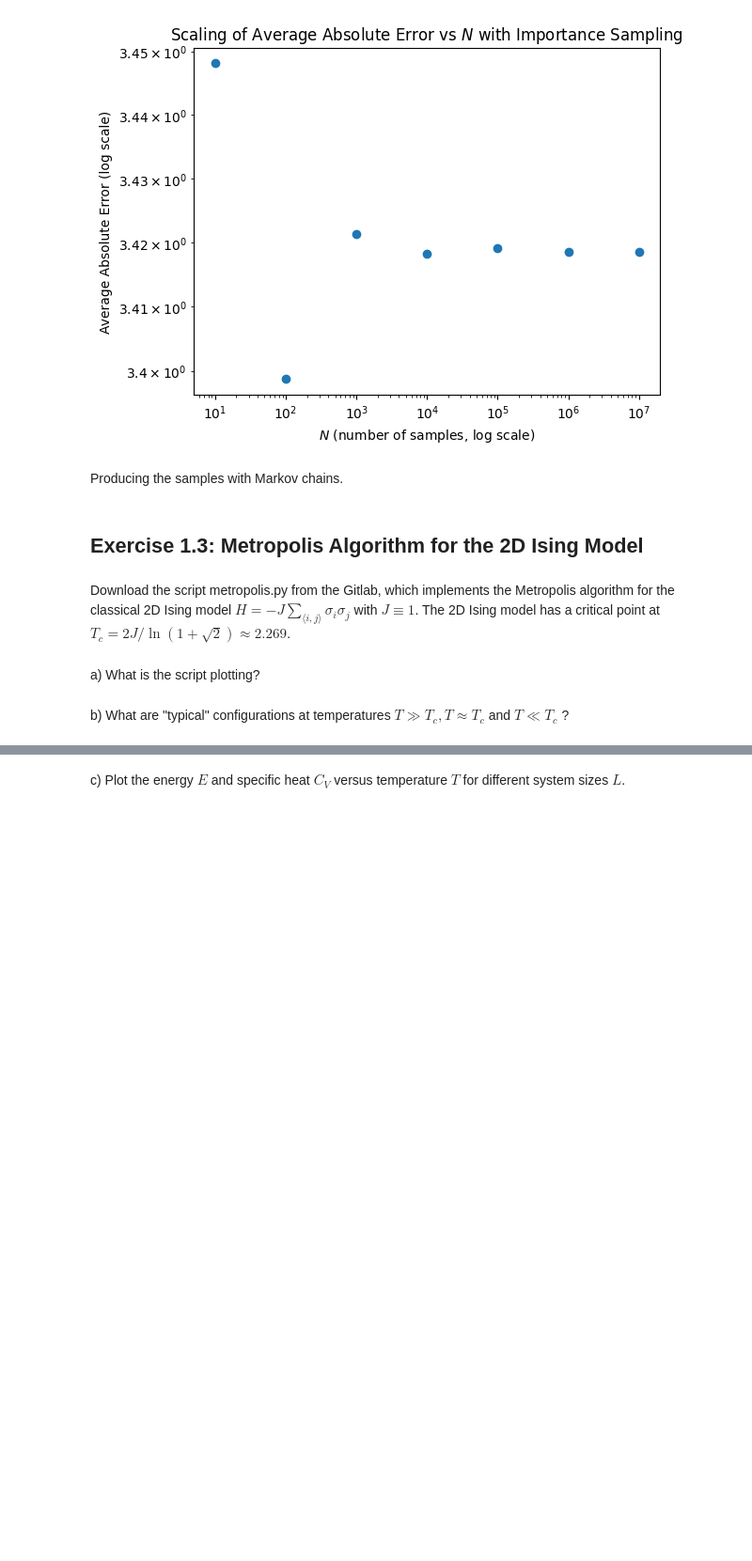
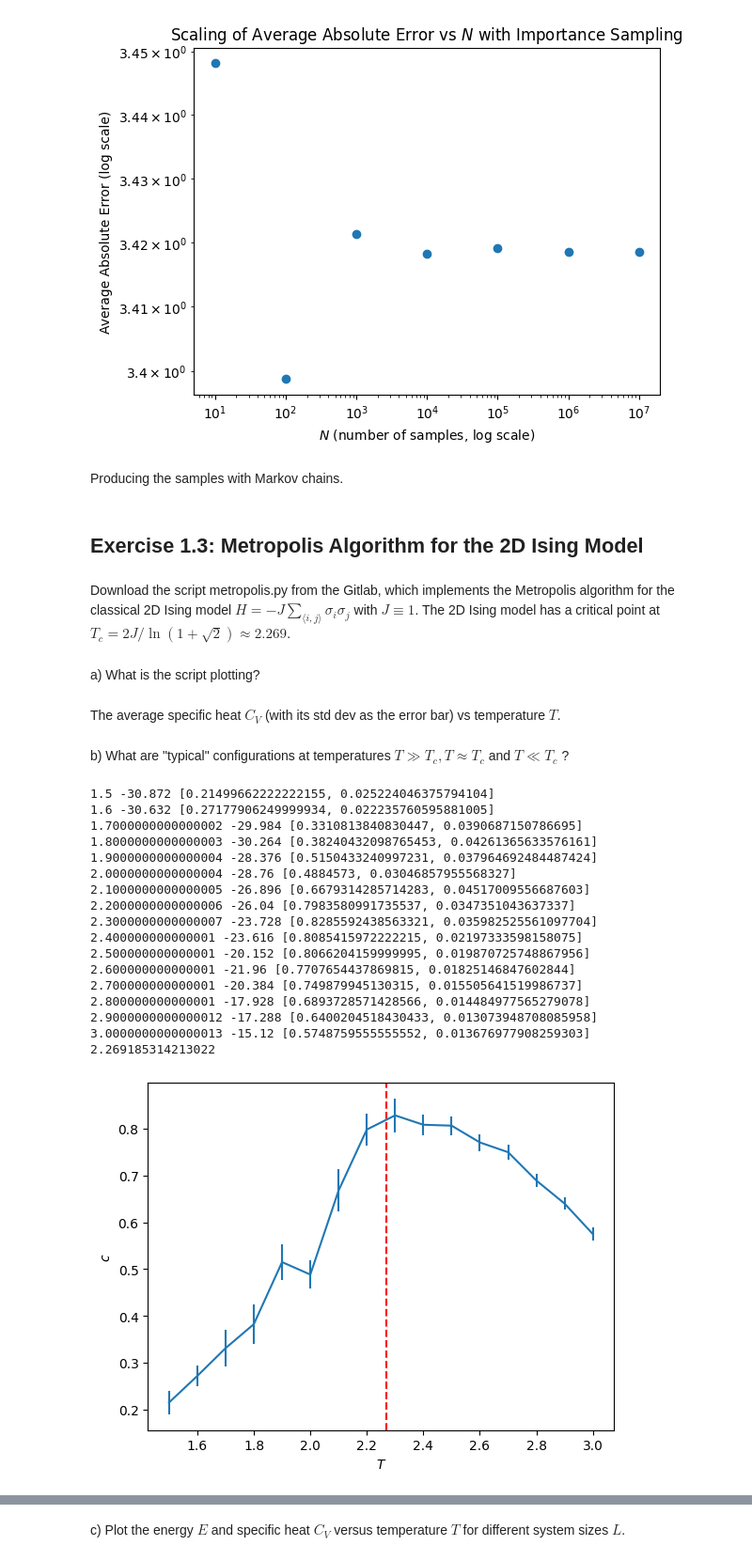
Before and after one commit to ericardomuten/TUM-PH2264, a Jupyter notebook: 1_classical_montecarlo/hw1_sub.ipynb, the cells around one changed output, grey strips where cells are left out. Shown at 94% size. Saved outputs shown, nothing was run; the diff lists cells and outputs as text; code cells hidden in the pictures; blank space fills up the shorter version.

```diff
--- a/1_classical_montecarlo/hw1_sub.ipynb
+++ b/1_classical_montecarlo/hw1_sub.ipynb
@@ -403,5 +404,66 @@ Producing the samples with Markov chains.
 Download the script metropolis.py from the Gitlab, which implements the Metropolis algorithm for the classical 2D Ising model $H=-J \sum_{\langle i, j\rangle} \sigma_i \sigma_j$ with $J \equiv 1$. The 2D Ising model has a critical point at $T_c=2 J / \ln (1+\sqrt{2}) \approx 2.269$.
 # %% [markdown]
 a) What is the script plotting?
+# %% [markdown]
+The average specific heat $C_V$ (with its std dev as the error bar) vs temperature $T$.
 # %% [markdown]
 b) What are "typical" configurations at temperatures $T \gg T_c, T \approx T_c$ and $T \ll T_c$ ?
+# %%
+# Adapted from the given metropolis.py
+
+def calc_C_and_E(L, T_range = np.arange(1.5, 3.1, 0.1), N_sweeps = 5000, N_eq = 1000, N_flips = 10, N_bins = 10):
+
+    C_list = []
+    E_list = []
+    system = prepare_system(L)
+
+    for T in T_range:
+        C_list_bin = []
+        E_list_bin = []
+        for k in range(N_bins):
+            Es = metropolis_loop(system, T, N_sweeps, N_eq, N_flips)
+
+            mean_E = np.mean(Es)
+            mean_E2 = np.mean(Es**2)
+
+            C_list_bin.append(1. / T**2. / L**2. * (mean_E2 - mean_E**2))
+            E_list_bin.append(mean_E)
+
+        C_list.append([np.mean(C_list_bin), np.std(C_list_bin) / np.sqrt(N_bins)])
+        E_list.append([np.mean(E_list_bin), np.std(E_list_bin) / np.sqrt(N_bins)])
+
+        print(T, mean_E, C_list[-1])
+
+    return C_list, E_list
+# %%
+# Plot the results
+C_list, _ = calc_C_and_E(L=4)
+C_list = np.array(C_list)
+plt.errorbar(T_range, C_list[:, 0], C_list[:, 1])
+
+Tc = 2. / np.log(1. + np.sqrt(2))
+print(Tc)
+
+plt.axvline(Tc, color='r', linestyle='--')
+plt.xlabel('$T$')
+plt.ylabel('$c$')
+plt.show()
+# %% [output]
+1.5 -30.872 [0.21499662222222155, 0.025224046375794104]
+1.6 -30.632 [0.27177906249999934, 0.022235760595881005]
+1.7000000000000002 -29.984 [0.3310813840830447, 0.0390687150786695]
+1.8000000000000003 -30.264 [0.38240432098765453, 0.04261365633576161]
+1.9000000000000004 -28.376 [0.5150433240997231, 0.037964692484487424]
+2.0000000000000004 -28.76 [0.4884573, 0.03046857955568327]
+2.1000000000000005 -26.896 [0.6679314285714283, 0.04517009556687603]
+2.2000000000000006 -26.04 [0.7983580991735537, 0.0347351043637337]
+2.3000000000000007 -23.728 [0.8285592438563321, 0.035982525561097704]
+2.400000000000001 -23.616 [0.8085415972222215, 0.02197333598158075]
+2.500000000000001 -20.152 [0.8066204159999995, 0.019870725748867956]
+2.600000000000001 -21.96 [0.7707654437869815, 0.01825146847602844]
+2.700000000000001 -20.384 [0.749879945130315, 0.015505641519986737]
+2.800000000000001 -17.928 [0.6893728571428566, 0.014484977565279078]
+2.9000000000000012 -17.288 [0.6400204518430433, 0.013073948708085958]
+3.0000000000000013 -15.12 [0.5748759555555552, 0.013676977908259303]
+2.269185314213022
+[figure, added]
```
Also changed, not shown: parts of 5 cells of this notebook, 1 other file.
